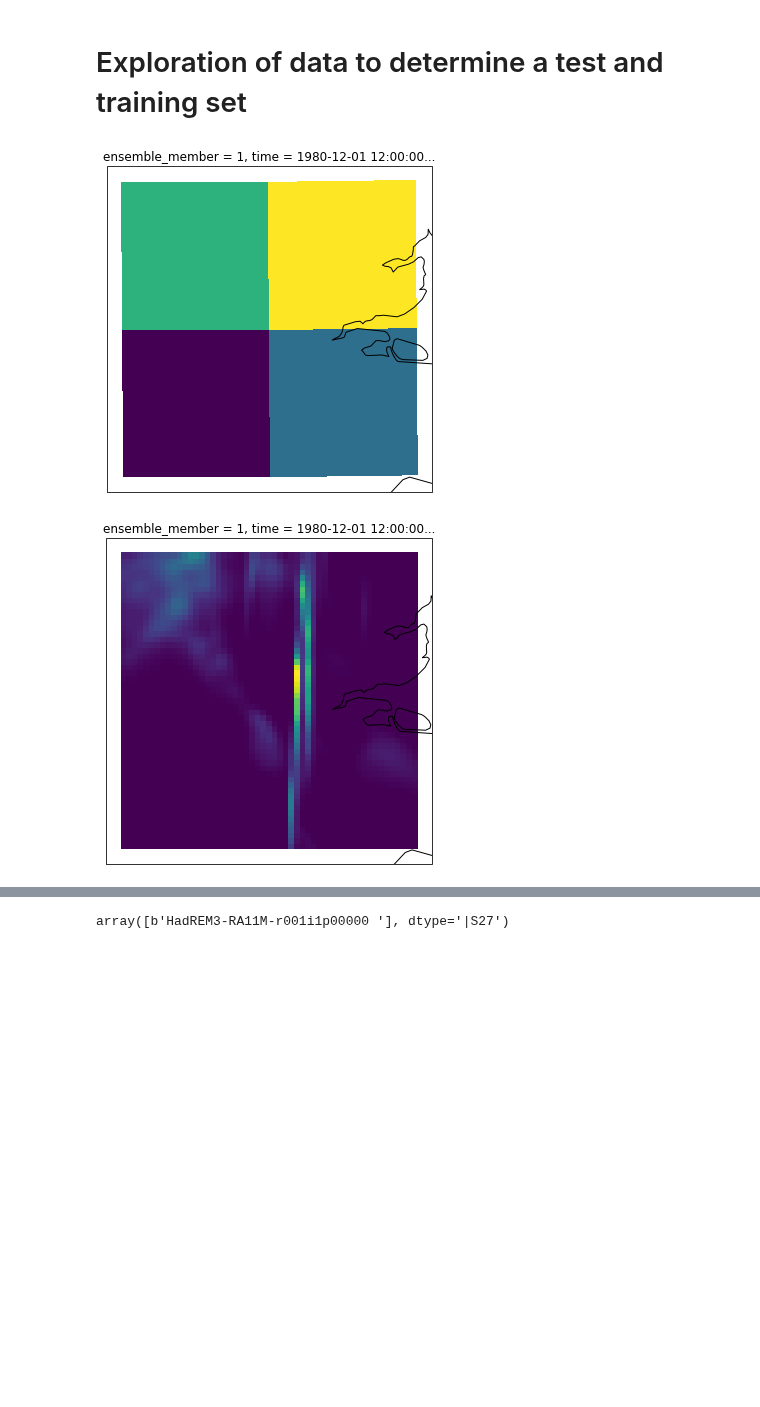
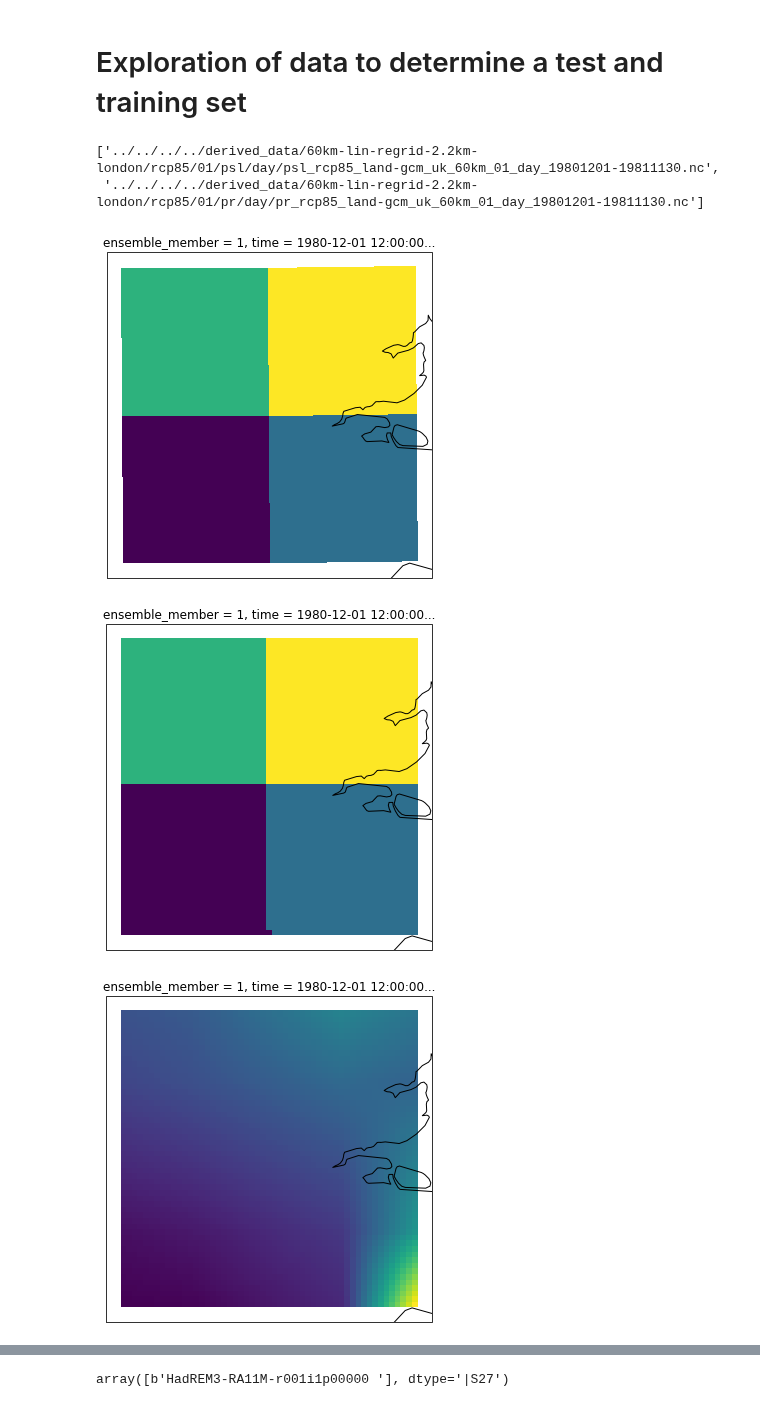
Before and after one commit to henryaddison/ml-downscaling-emulation, a Jupyter notebook: notebooks/learning/test-split.ipynb, the cells around one changed output, grey strips where cells are left out. Saved outputs shown, nothing was run; the diff lists cells and outputs as text; code cells hidden in the pictures; blank space fills up the shorter version.

```diff
--- a/notebooks/learning/test-split.ipynb
+++ b/notebooks/learning/test-split.ipynb
@@ -11,10 +12,15 @@ import cftime
 # %%
 cp_model_rotated_pole = ccrs.RotatedPole(pole_longitude=177.5, pole_latitude=37.5)
 platecarree = ccrs.PlateCarree()
+# %%
+glob.glob('../../../../derived_data/60km-lin-regrid-2.2km-london/rcp85/01/*/day/*_rcp85_land-gcm_uk_60km_01_day_19801201-19811130.nc')
+# %% [output]
+['../../../../derived_data/60km-lin-regrid-2.2km-london/rcp85/01/psl/day/psl_rcp85_land-gcm_uk_60km_01_day_19801201-19811130.nc',
+ '../../../../derived_data/60km-lin-regrid-2.2km-london/rcp85/01/pr/day/pr_rcp85_land-gcm_uk_60km_01_day_19801201-19811130.nc']
 # %%
-london_gcmdata = xr.open_mfdataset("../../../../derived_data/60km-london/rcp85/01/pr/day/pr_rcp85_land-gcm_uk_60km_01_day_19801201-19811130.nc")
-london_linear_regridded_gcmdata = xr.open_mfdataset('../../../../derived_data/60km-lin-regrid-2.2km-london/rcp85/01/pr/day/pr_rcp85_land-gcm_uk_60km_01_day_19801201-19811130.nc')
-london_nn_regridded_gcmdata = xr.open_mfdataset('../../../../derived_data/60km-nn-regrid-2.2km-london/rcp85/01/pr/day/pr_rcp85_land-gcm_uk_60km_01_day_19801201-19811130.nc')
+london_gcmdata = xr.open_mfdataset(glob.glob("../../../../derived_data/60km-london/rcp85/01/*/day/*_rcp85_land-gcm_uk_60km_01_day_19801201-19811130.nc"))
+london_linear_regridded_gcmdata = xr.open_mfdataset(glob.glob('../../../../derived_data/60km-lin-regrid-2.2km-london/rcp85/01/*/day/*_rcp85_land-gcm_uk_60km_01_day_19801201-19811130.nc'))
+london_nn_regridded_gcmdata = xr.open_mfdataset(glob.glob('../../../../derived_data/60km-nn-regrid-2.2km-london/rcp85/01/*/day/*_rcp85_land-gcm_uk_60km_01_day_19801201-19811130.nc'))
 london_cpmdata = xr.open_mfdataset("../../../../derived_data/2.2km-london/rcp85/01/pr/day/pr_rcp85_land-cpm_uk_2.2km_01_day_19801201-19811130.nc")
 # %%
 def plot_latlong_chunk(data, variable='pr'):
@@ -39,8 +45,11 @@ def plot_rp_chunk(data, variable='pr'):
 
     plt.show()
 # %%
-plot_latlong_chunk(london_gcmdata.sel(time="1980-12-01"))
+plot_latlong_chunk(london_gcmdata.sel(time="1980-12-01"), variable='pr')
+plot_rp_chunk(london_nn_regridded_gcmdata.sel(time="1980-12-01"), variable='pr')
+plot_rp_chunk(london_linear_regridded_gcmdata.sel(time="1980-12-01"), variable='pr')
 plot_latlong_chunk(london_cpmdata.sel(time="1980-12-01"))
 # %% [output]
 [figure]
-[figure, old version]
+[figure, new version]
+[figure, added]
```
Also changed, not shown: parts of 6 cells of this notebook, 6 other files.
